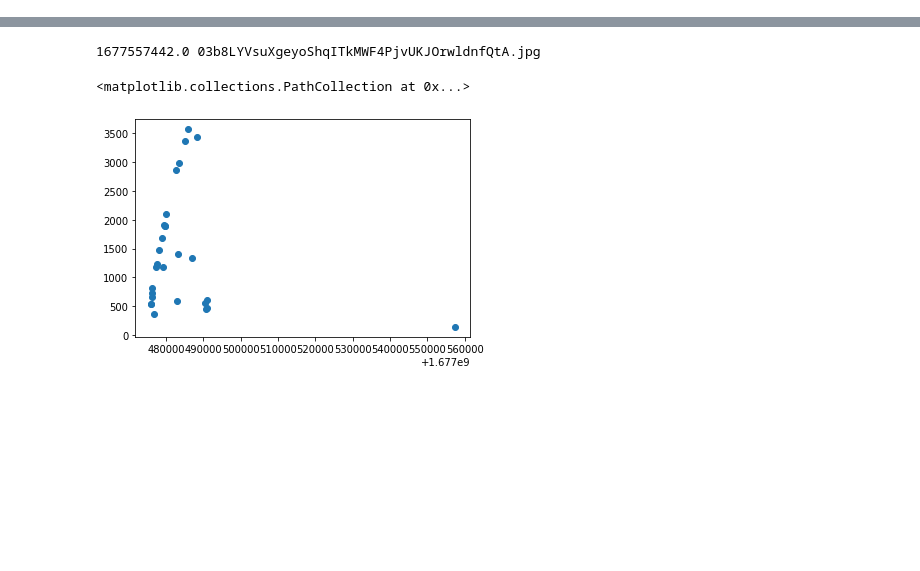
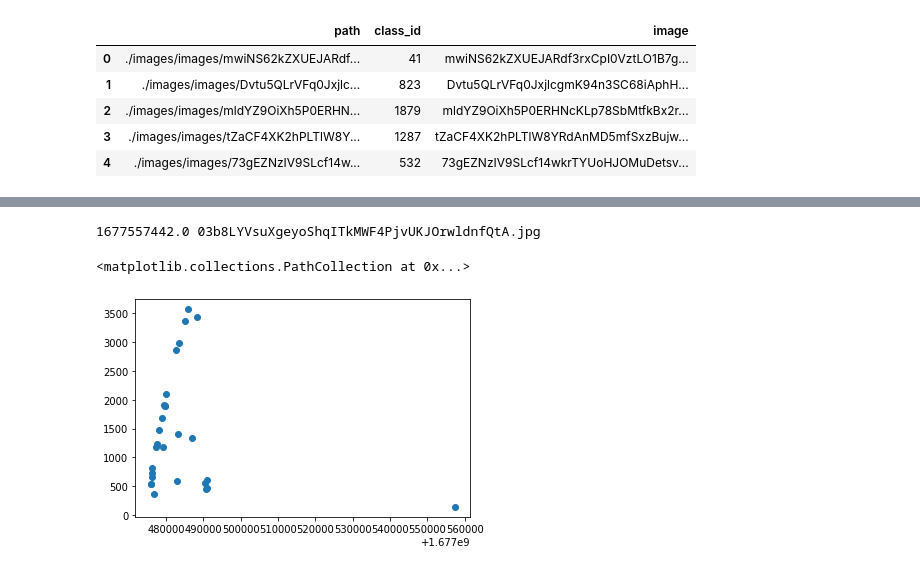
Before and after one commit to AGoldian/boots-recognition, a Jupyter notebook: masters_of_arts_ml_challenge.ipynb, the cells around one changed output, grey strips where cells are left out. Drawn from its saved outputs; the diff is of its cells as text; code cells hidden in the pictures; blank space fills up the shorter version.

```diff
--- a/masters_of_arts_ml_challenge.ipynb
+++ b/masters_of_arts_ml_challenge.ipynb
@@ -134,0 +205,11 @@ def train_and_predict(model):
+# %%
+file_list = pd.read_csv(dataset_path_train + 'test_mod.csv')
+
+test_df = pd.DataFrame(file_list, columns=['image'])
+test_df['path'] = test_df['image'].map(lambda x:str(dataset_path_test+'images/images/'+x))
+test_df = test_df.drop(columns=['image'])
+
+test_df['class_id'] = [0]*len(test_df)
+
+test_dl = dls.test_dl(test_df)
+prediction, _ = learn.tta(dl=test_dl, n=3)
@@ -134,0 +220,17 @@ def train_and_predict(model):
+# %%
+# prediction_final = sum(prediction)
+
+test_df['class_id'] = np.argmax(prediction, axis=1)
+
+test_df[['path', 'class_id']].to_csv('submission.csv', index=False, sep='\t')
+# %%
+test_df.head()
+test_df["image"] = test_df["path"].str.split("/").str[-1]
+test_df.head()
+# %% [output]
+|  | path | class_id | image |
+| 0 | ./images/images/mwiNS62kZXUEJARdf... | 41 | mwiNS62kZXUEJARdf3rxCpI0VztLO1B7g... |
+| 1 | ./images/images/Dvtu5QLrVFq0Jxjlc... | 823 | Dvtu5QLrVFq0JxjlcgmK94n3SC68iAphH... |
+| 2 | ./images/images/mldYZ9OiXh5P0ERHN... | 1879 | mldYZ9OiXh5P0ERHNcKLp78SbMtfkBx2r... |
+| 3 | ./images/images/tZaCF4XK2hPLTlW8Y... | 1287 | tZaCF4XK2hPLTlW8YRdAnMD5mfSxzBujw... |
+| 4 | ./images/images/73gEZNzIV9SLcf14w... | 532 | 73gEZNzIV9SLcf14wkrTYUoHJOMuDetsv... |
```
Also changed, not shown: parts of 16 cells of this notebook.
